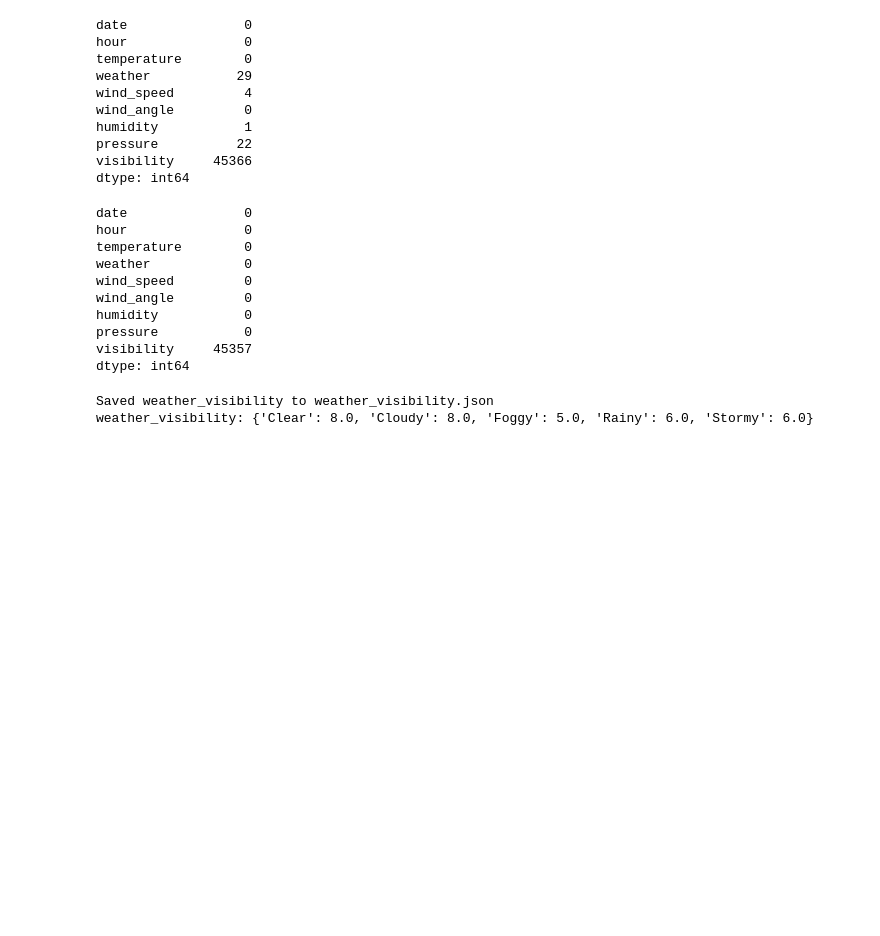
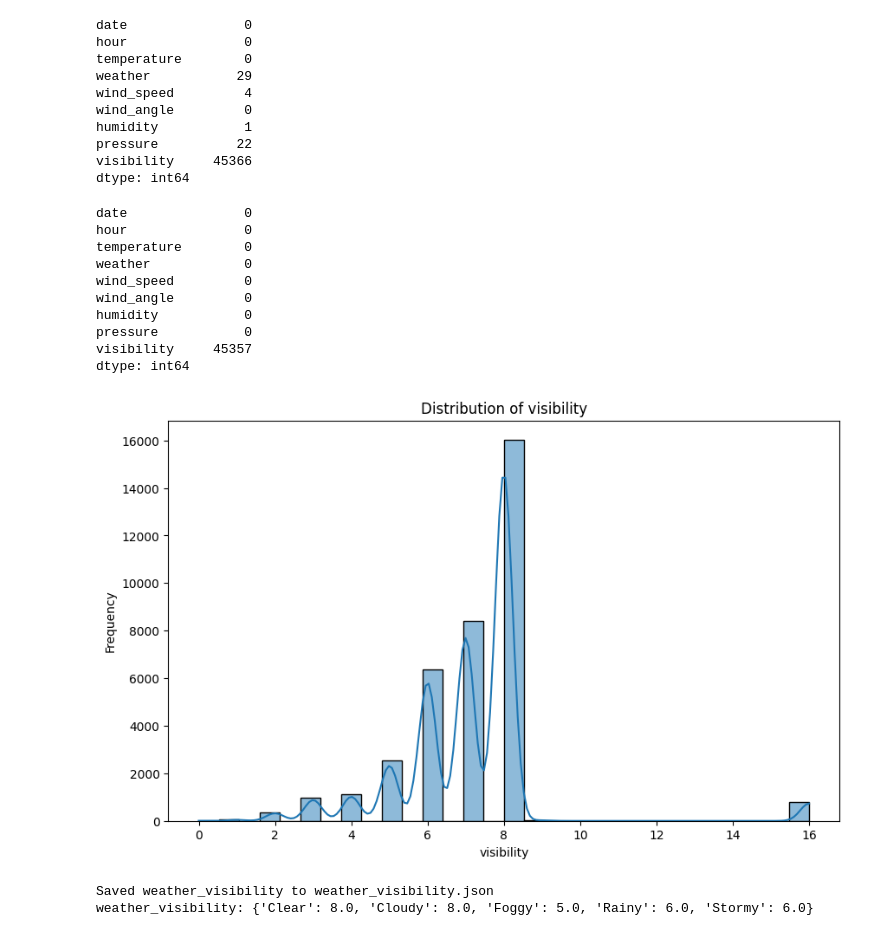
Before and after one commit to WinG-282k4/Weather-forecast, a Jupyter notebook: Clean_data_V2.ipynb, the cells around one changed output. Drawn from its saved outputs; the diff is of its cells as text; code cells hidden in the pictures; blank space fills up the shorter version.

Commit message:
Thêm biểu đồ để thuyết trình

```diff
--- a/Clean_data_V2.ipynb
+++ b/Clean_data_V2.ipynb
@@ -107,6 +107,19 @@ humidity           0
 pressure           0
 visibility     45357
 dtype: int64
+# %%
+# Vẽ biểu đồ phân phối cho các biến số
+def plot_distribution(df, column):
+    plt.figure(figsize=(10, 6))
+    sns.histplot(df[column], bins=30, kde=True)
+    plt.title(f'Distribution of {column}')
+    plt.xlabel(column)
+    plt.ylabel('Frequency')
+    plt.show()
+
+plot_distribution(df_train, 'visibility')
+# %% [output]
+[figure, added]
 # %%
 import json
 
```
Also changed, not shown: 1 other file.
